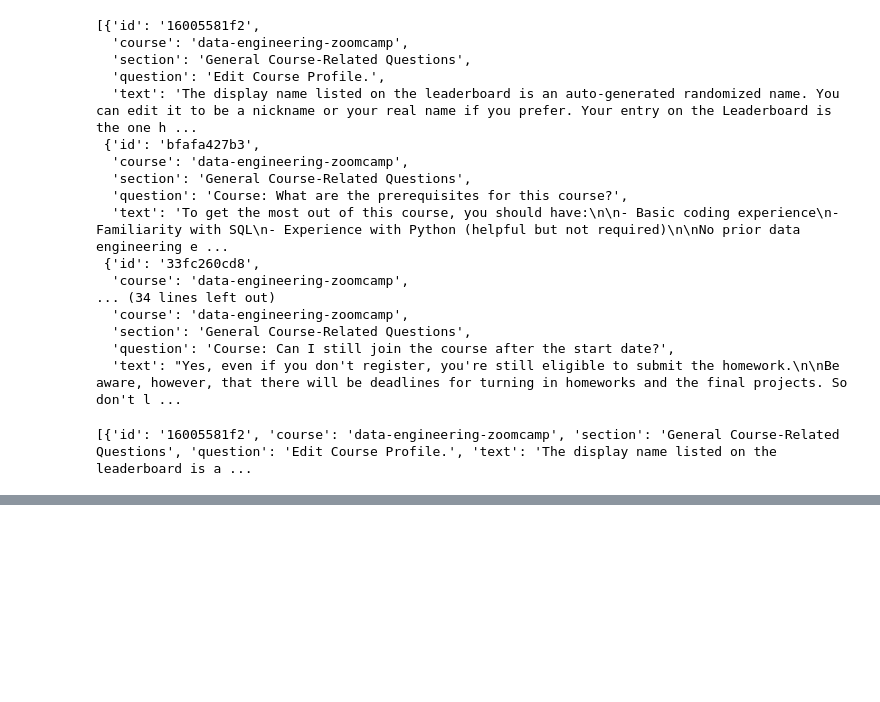
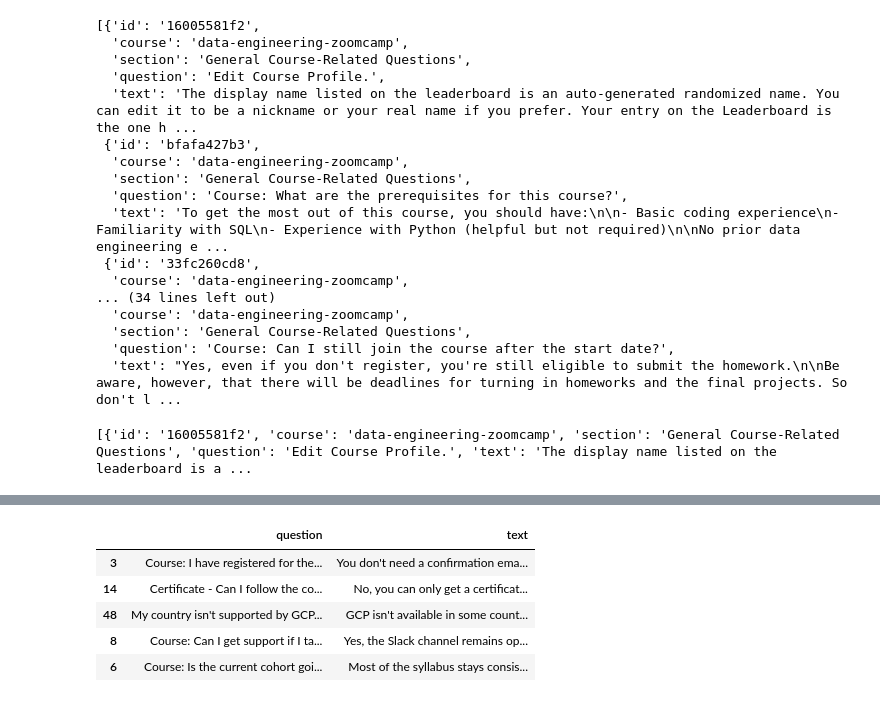
Before and after one commit to scastrodri/workshop-search-engine, a Jupyter notebook: search-engine.ipynb, the cells around one changed output, grey strips where cells are left out. Cells and saved outputs as stored; diff of their text form; code cells hidden in the pictures; blank space fills up the shorter version.

Commit message:
feat: add BERT embeddings for semantic search

```diff
--- a/search-engine.ipynb
+++ b/search-engine.ipynb
@@ -415,0 +510,12 @@ list(df.loc[idx].text)
+# %%
+query = "I just signed up. Is it too late to join the course?"
+
+encoded_q = tokenizer([query], padding=True, truncation=True, return_tensors='pt')
+
+with torch.no_grad():
+    outputs = model(**encoded_q)
+    Q_emb = outputs.last_hidden_state.mean(dim=1).numpy()
+
+score = cosine_similarity(X_emb, Q_emb).flatten()
+idx = np.argsort(-score)[:10]
+list(df.loc[idx].text)
@@ -415,0 +533,38 @@ list(df.loc[idx].text)
+# %%
+# Embeddings de la columna question
+q_texts = df['question'].tolist()
+q_batches = make_batches(q_texts, 4)
+q_embeddings = []
+
+for batch in tqdm(q_batches):
+    enc = tokenizer(batch, padding=True, truncation=True, return_tensors='pt')
+    with torch.no_grad():
+        out = model(**enc)
+        emb = out.last_hidden_state.mean(dim=1).numpy()
+        q_embeddings.append(emb)
+
+Q_emb_docs = np.vstack(q_embeddings)
+# %%
+query = "I just signed up. Is it too late to join the course?"
+
+encoded_q = tokenizer([query], padding=True, truncation=True, return_tensors='pt')
+
+with torch.no_grad():
+    outputs = model(**encoded_q)
+    query_emb = outputs.last_hidden_state.mean(dim=1).numpy()
+
+score = cosine_similarity(Q_emb_docs, query_emb).flatten()
+
+# Filtro por curso
+mask = (df.course == 'data-engineering-zoomcamp').values
+score = score * mask
+
+idx = np.argsort(-score)[:5]
+df.iloc[idx][['question', 'text']]
+# %% [output]
+|  | question | text |
+| 3 | Course: I have registered for the... | You don't need a confirmation ema... |
+| 14 | Certificate - Can I follow the co... | No, you can only get a certificat... |
+| 48 | My country isn't supported by GCP... | GCP isn't available in some count... |
+| 8 | Course: Can I get support if I ta... | Yes, the Slack channel remains op... |
+| 6 | Course: Is the current cohort goi... | Most of the syllabus stays consis... |
```
Also changed, not shown: parts of 12 cells of this notebook, 2 other files.
